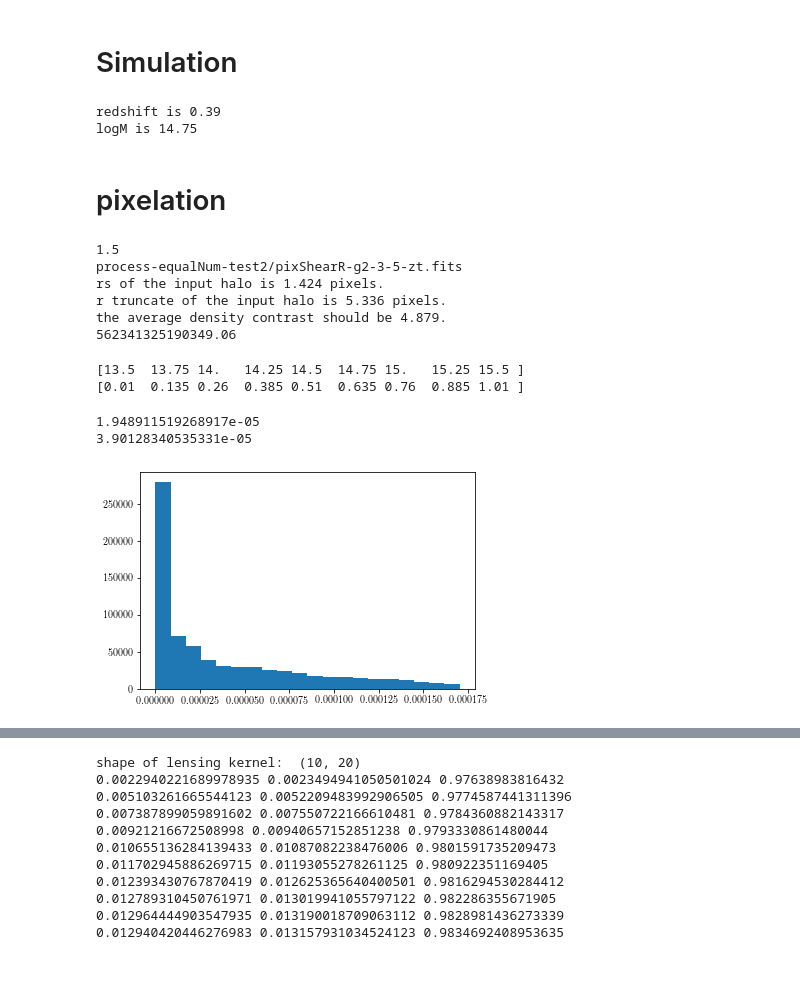
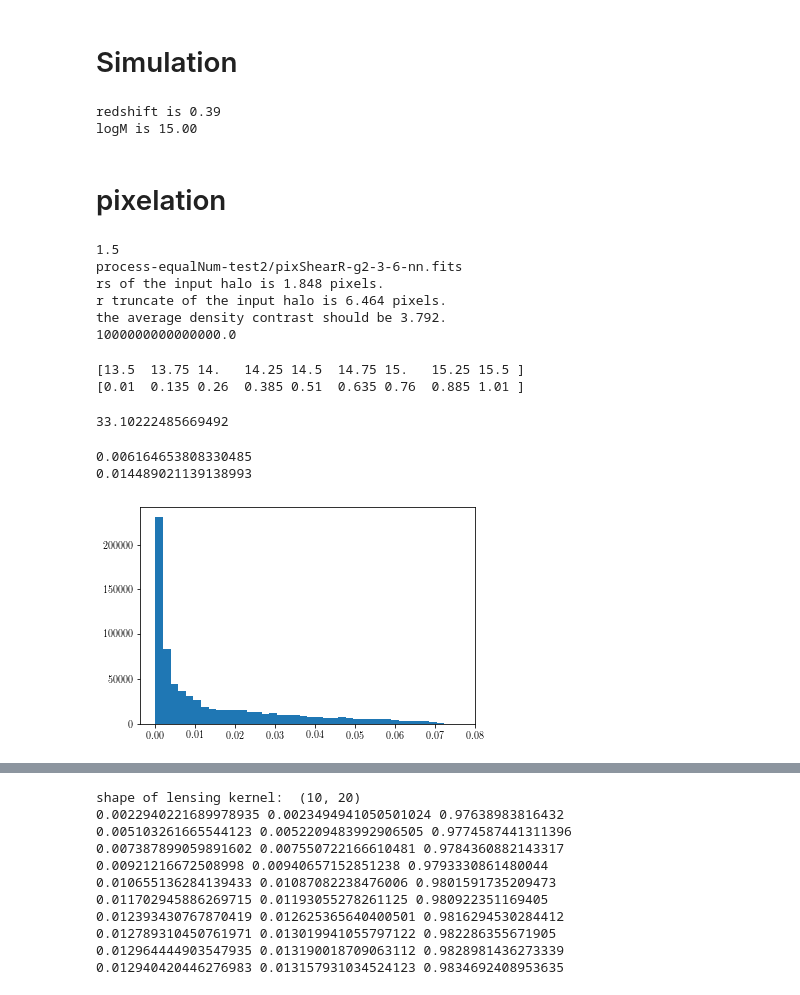
Before and after one commit to mr-superonion/splinv, a Jupyter notebook: notebook/process-test_from_sim_to_final.ipynb, the cells around one changed output, grey strips where cells are left out. Drawn from its saved outputs; the diff is of its cells as text; code cells hidden in the pictures.

```diff
--- a/notebook/process-test_from_sim_to_final.ipynb
+++ b/notebook/process-test_from_sim_to_final.ipynb
@@ -23,7 +23,7 @@ cd wrkDir/stampSim/HSC-like
 # Simulation
 # %%
 iz  =   3
-im  =   5
+im  =   6
 
 log_m_array=np.linspace(13.5,15.5,9)
 z_array=np.linspace(0.01,1.01,9)
@@ -38,7 +38,7 @@ print('redshift is %.2f' %z_h)
 print('logM is %.2f' %log_m)
 # %% [output]
 redshift is 0.39
-logM is 14.75
+logM is 15.00
 # %% [markdown]
 # pixelation
 # %%
@@ -47,8 +47,8 @@ configName  =   os.path.join(hdir,'config.ini')
 parser      =   ConfigParser()
 parser.read(configName)
 
-outfname1   =  os.path.join(hdir,'pixShearR-g1-%d-%d-zt.fits' %(iz,im))
-outfname2   =  os.path.join(hdir,'pixShearR-g2-%d-%d-zt.fits' %(iz,im))
+outfname1   =  os.path.join(hdir,'pixShearR-g1-%d-%d-nn.fits' %(iz,im))
+outfname2   =  os.path.join(hdir,'pixShearR-g2-%d-%d-nn.fits' %(iz,im))
 parser.set('prepare','g1fname',outfname1)
 parser.set('prepare','g2fname',outfname2)
 
@@ -75,8 +75,10 @@ if not os.path.isfile(outfname1):
     ig=0
     datU=datTab[ig*ng:(ig+1)*ng]
 
-    val=(datU[g1name]+datU['g1n'])+(datU[g2name]+datU['g2n'])*1j
-    #val=(datU[g1name])+(datU[g2name])*1j
+    if '-zt-' in outfname1:
+        val=(datU[g1name]+datU['g1n'])+(datU[g2name]+datU['g2n'])*1j
+    elif '-nn-' in outfname1:
+        val=(datU[g1name])+(datU[g2name])*1j
     outcome=gridInfo.pixelize_data(datU[raname],datU[decname],datU[zname],val)
     pyfits.writeto(outfname1,outcome.real,overwrite=True)
     pyfits.writeto(outfname2,outcome.imag,overwrite=True)
@@ -88,11 +90,11 @@ print('the average density contrast should be %.3f.' %(halo.M/(halo.rs/halo.c)**
 print(halo.M)
 # %% [output]
 1.5
-process-equalNum-test2/pixShearR-g2-3-5-zt.fits
-rs of the input halo is 1.424 pixels.
-r truncate of the input halo is 5.336 pixels.
-the average density contrast should be 4.879.
-562341325190349.06
+process-equalNum-test2/pixShearR-g2-3-6-nn.fits
+rs of the input halo is 1.848 pixels.
+r truncate of the input halo is 6.464 pixels.
+the average density contrast should be 3.792.
+1000000000000000.0
 # %%
 print(log_m_array)
 print(z_array)
@@ -106,12 +109,16 @@ parser.set('sparse','nframe','4' )
 parser.set('sparse','tau','%s' %tau)
 parser.set('sparse','debugList','[]')
 sparse3D    =   massmapSparsityTask(parser)
+# %%
+sparse3D.sigmaSInv.max()
+# %% [output]
+33.10222485669492
 # %%
 #Spectrum
-hist=plt.hist(1./sparse3D.mu0.flatten(),bins=20)
-print(np.median(1./sparse3D.mu0.flatten()))
-print(np.average(1./sparse3D.mu0.flatten()))
+hist=plt.hist(sparse3D.diagonal.flatten(),bins=40)
+print(np.median(sparse3D.diagonal.flatten()))
+print(np.average(sparse3D.diagonal.flatten()))
 # %% [output]
-1.948911519268917e-05
-3.90128340535331e-05
+0.006164653808330485
+0.014489021139138993
-[figure, old version]
+[figure, new version]
```
Also changed, not shown: parts of 16 cells of this notebook, 3 other files.
